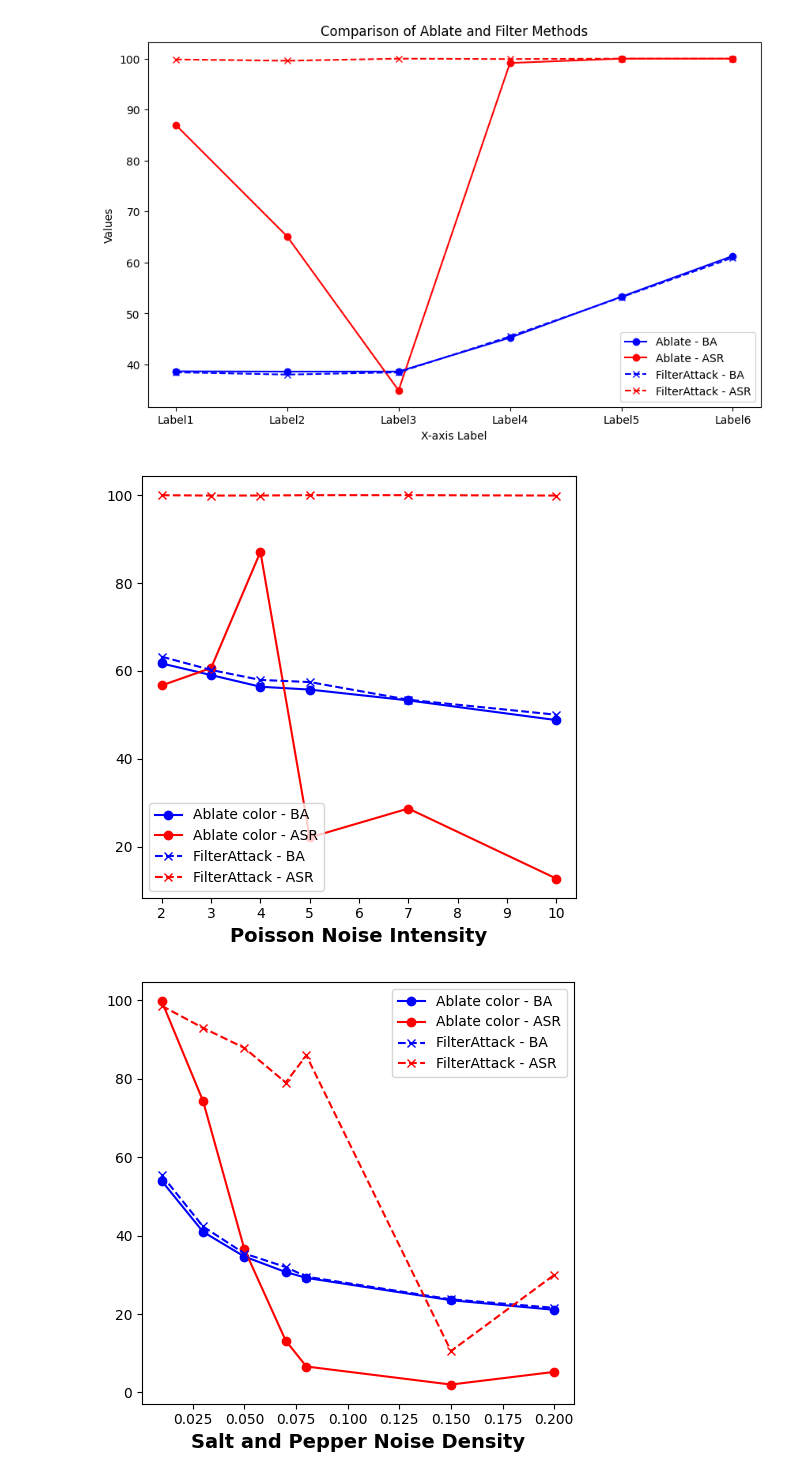
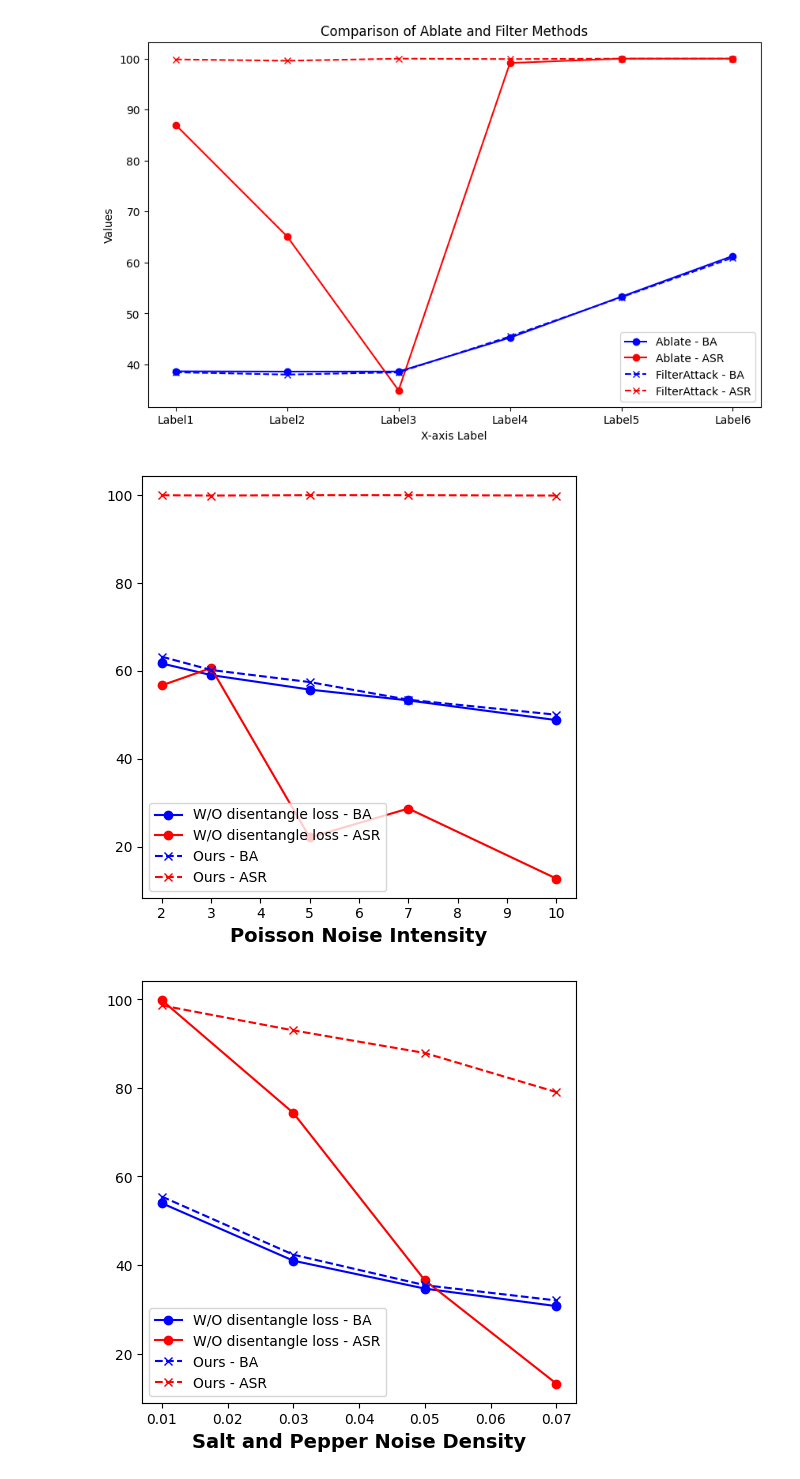
Before and after one commit to Zhang-Henry/badencoder_filter, a Jupyter notebook: defences/robustness.ipynb, the cells around one changed output. Drawn from its saved outputs; the diff is of its cells as text; code cells hidden in the pictures.

```diff
--- a/defences/robustness.ipynb
+++ b/defences/robustness.ipynb
@@ -40,12 +40,12 @@ def plot(ablate_ba, ablate_asr, filter_ba, filter_asr, x_labels, noise, xlabel):
     plt.figure(figsize=(5, 5))
 
     # Ablate - BA and ASR
-    plt.plot(x_labels, ablate_ba, marker='o', label='Ablate color - BA', color='blue')
-    plt.plot(x_labels, ablate_asr, marker='o', label='Ablate color - ASR', color='red')
+    plt.plot(x_labels, ablate_ba, marker='o', label='W/O disentangle loss - BA', color='blue')
+    plt.plot(x_labels, ablate_asr, marker='o', label='W/O disentangle loss - ASR', color='red')
 
     # Filter - BA and ASR
-    plt.plot(x_labels, filter_ba, marker='x', linestyle='--', label='FilterAttack - BA', color='blue')
-    plt.plot(x_labels, filter_asr, marker='x', linestyle='--', label='FilterAttack - ASR', color='red')
+    plt.plot(x_labels, filter_ba, marker='x', linestyle='--', label='Ours - BA', color='blue')
+    plt.plot(x_labels, filter_asr, marker='x', linestyle='--', label='Ours - ASR', color='red')
 
 
     # Labeling
@@ -60,27 +60,27 @@ def plot(ablate_ba, ablate_asr, filter_ba, filter_asr, x_labels, noise, xlabel):
     plt.show()
 # %%
 # Data
-ablate_ba = [61.71,59.07,56.42,55.77,53.31,48.83]
-ablate_asr = [56.73,60.68,87.12,22.13,28.71,12.78]
-filter_ba = [63.25,60.23,57.97,57.48,53.46,50.05]
-filter_asr = [99.99,99.91,99.92,100,100,99.91]
+ablate_ba = [61.71,59.07,55.77,53.31,48.83]
+ablate_asr = [56.73,60.68,22.13,28.71,12.78]
+filter_ba = [63.25,60.23,57.48,53.46,50.05]
+filter_asr = [99.99,99.91,100,100,99.91]
 
 # X-axis labels (assuming these are consistent for both methods)
-x_labels = [2, 3, 4, 5, 7, 10]
+x_labels = [2, 3, 5, 7, 10]
 plot(ablate_ba, ablate_asr, filter_ba, filter_asr, x_labels, 'Poisson Noise', 'Poisson Noise Intensity')
 # %% [output]
-[figure, old version]
+[figure, new version]
 # %%
 # Data
-ablate_ba = [53.93,40.95,34.65,30.7,29.21,23.52,21.07]
-ablate_asr = [99.75,74.3,36.54,13.22,6.62,2.02,5.25]
-filter_ba = [55.42,42.31,35.425,31.98,29.52,23.75,21.57]
-filter_asr = [98.57,92.93,87.83,79.01,85.92,10.56,29.98]
+ablate_ba = [53.93,40.95,34.65,30.7]
+ablate_asr = [99.75,74.3,36.54,13.22]
+filter_ba = [55.42,42.31,35.425,31.98]
+filter_asr = [98.57,92.93,87.83,79.01]
 
 # X-axis labels (assuming these are consistent for both methods)
-x_labels = [0.01,0.03,0.05,0.07,0.08,0.15,0.2]
+x_labels = [0.01,0.03,0.05,0.07,]
 plot(ablate_ba, ablate_asr, filter_ba, filter_asr, x_labels, 'Salt and Pepper Noise', 'Salt and Pepper Noise Density')
 # %% [output]
-[figure, old version]
+[figure, new version]
 # %%
 # Data
```
Also changed, not shown: parts of 2 cells of this notebook, 27 other files.
